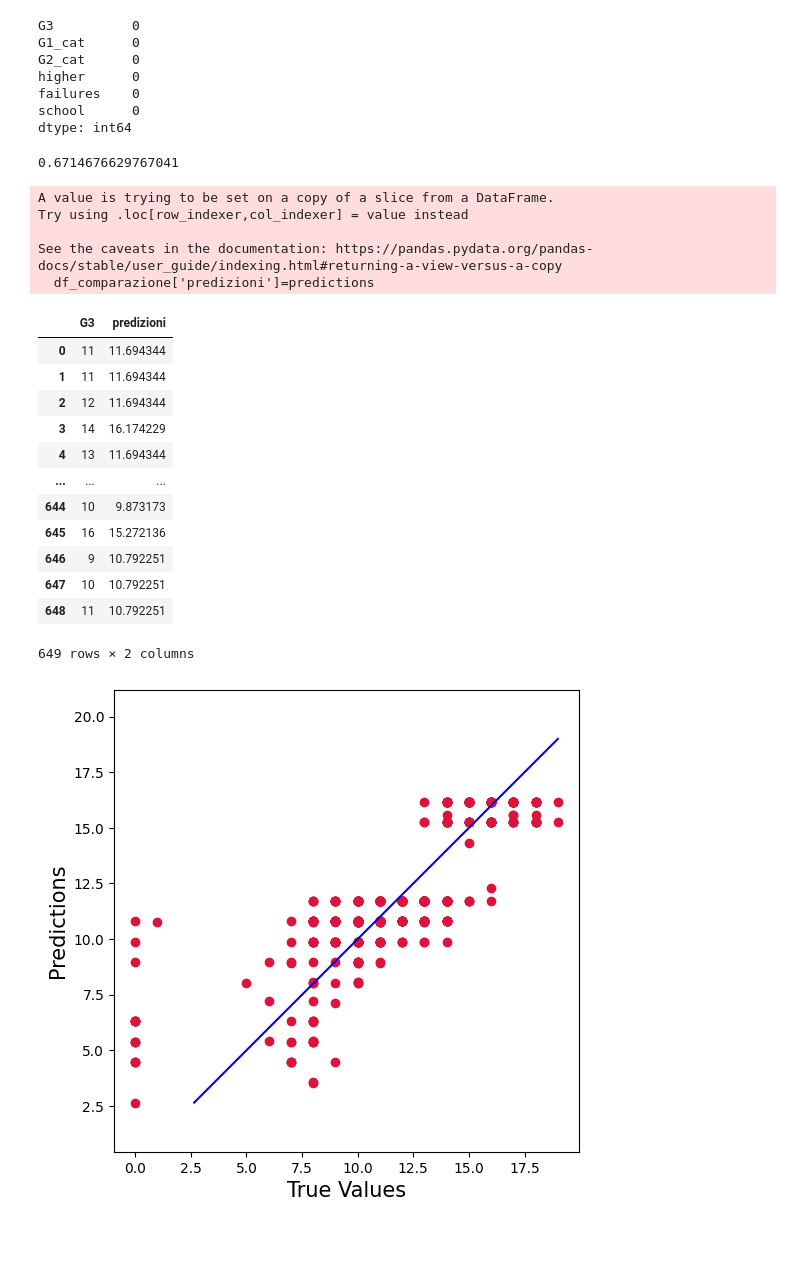
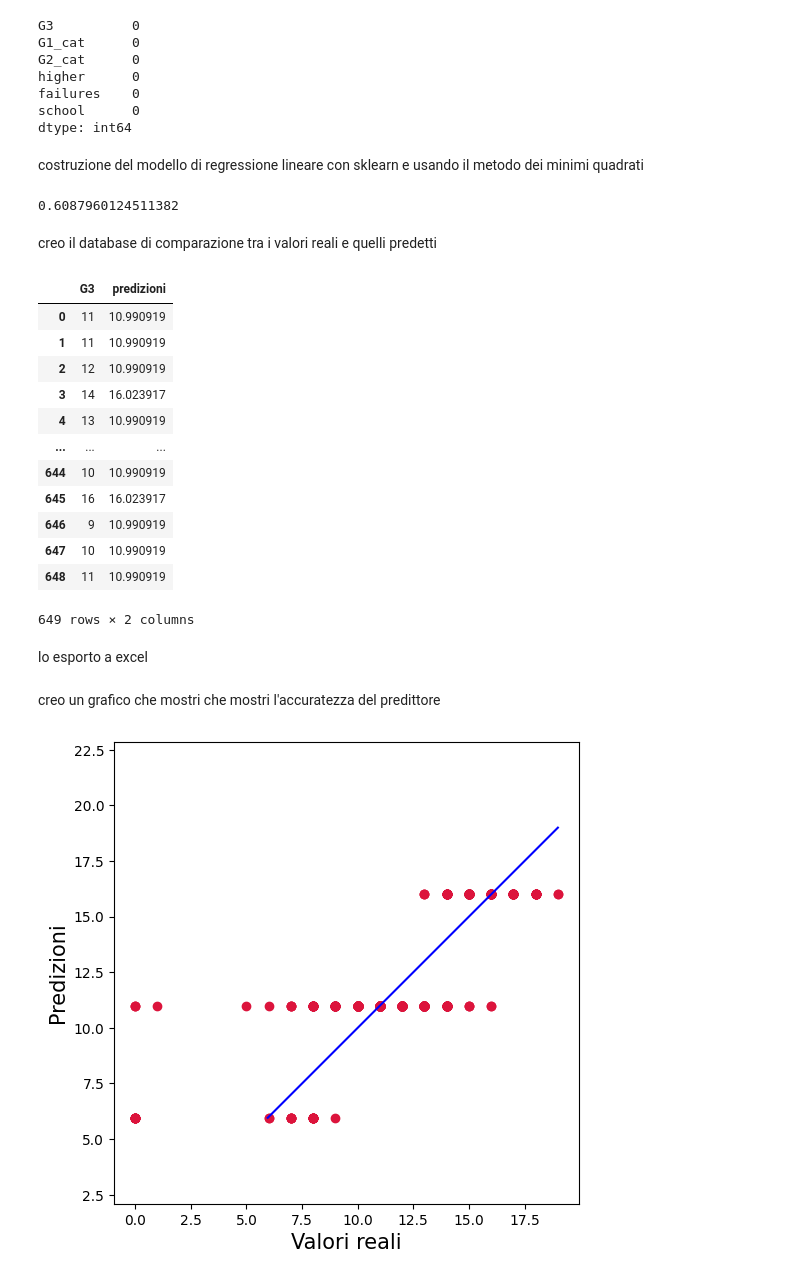
Before and after one commit to GrandicelliFede/es-python, a Jupyter notebook: verfica/Analisi.ipynb, the cells around one changed output. Cells and saved outputs as stored; diff of their text form; code cells hidden in the pictures; blank space fills up the shorter version.

```diff
--- a/verfica/Analisi.ipynb
+++ b/verfica/Analisi.ipynb
@@ -305,9 +309,3 @@ df.select_dtypes(include=['object'])
 | 647 | None | services | course | mother |
 | 648 | services | other | course | mother |
 649 rows × 4 columns
-# %%
-#filliamo i nan con il valore più presente
-
-df['Fjob']=df['Fjob'].fillna('other')
-df['Mjob']=df['Mjob'].fillna('other')
-df.isna().sum()
@@ -420,0 +390,5 @@ df_fine
+# %%
+
+
+df_fine['failures']=df_fine['failures'].map({0:0,1:1,2:1,3:1})
+df_fine.corr()
@@ -437,12 +420,14 @@ higher      0
 failures    0
 school      0
 dtype: int64
+# %% [markdown]
+costruzione del modello di regressione lineare con sklearn e usando il metodo dei minimi quadrati
 # %%
 from sklearn.linear_model import LinearRegression
 from sklearn.metrics import mean_squared_error, r2_score
 
 model = LinearRegression()
-X = df_fine[['G1_cat','G2_cat','higher','failures','school']]
+X = df_fine[['G1_cat']]
 y = df_fine['G3']
 
 model.fit(X, y)
@@ -451,27 +436,26 @@ predictions = model.predict(X)
 r2 = r2_score(y,predictions)
 print(r2)
 # %% [output]
-0.6714676629767041
+0.6087960124511382
+# %% [markdown]
+creo il database di comparazione tra i valori reali e quelli predetti
 # %%
-df_comparazione=df_fine[['G3']]
+df_comparazione=df_fine[['G3']].copy()
 df_comparazione['predizioni']=predictions
 df_comparazione
 # %% [output]
+|  | G3 | predizioni |
+| 0 | 11 | 10.990919 |
+| 1 | 11 | 10.990919 |
+| 2 | 12 | 10.990919 |
+| 3 | 14 | 16.023917 |
+| 4 | 13 | 10.990919 |
+| ... | ... | ... |
+| 644 | 10 | 10.990919 |
+| 645 | 16 | 16.023917 |
+| 646 | 9 | 10.990919 |
+| 647 | 10 | 10.990919 |
+| 648 | 11 | 10.990919 |
-A value is trying to be set on a copy of a slice from a DataFrame.
-Try using .loc[row_indexer,col_indexer] = value instead
-
-See the caveats in the documentation: https://pandas.pydata.org/pandas-docs/stable/user_guide/indexing.html#returning-a-view-versus-a-copy
-  df_comparazione['predizioni']=predictions
+649 rows × 2 columns
-|  | G3 | predizioni |
-| 0 | 11 | 11.694344 |
-| 1 | 11 | 11.694344 |
-| 2 | 12 | 11.694344 |
-| 3 | 14 | 16.174229 |
-| 4 | 13 | 11.694344 |
-| ... | ... | ... |
-| 644 | 10 | 9.873173 |
-| 645 | 16 | 15.272136 |
-| 646 | 9 | 10.792251 |
-| 647 | 10 | 10.792251 |
-| 648 | 11 | 10.792251 |
-649 rows × 2 columns
+# %% [markdown]
+lo esporto a excel
@@ -478,13 +464,15 @@ See the caveats in the documentation: https://pandas.pydata.org/pandas-docs/stab
+# %% [markdown]
+creo un grafico che mostri che mostri l'accuratezza del predittore
 # %%
 plt.figure(figsize=(6,6))
 plt.scatter(y, predictions, c='crimson')
 
 p1 = max(max(predictions), max(y))
 p2 = min(min(predictions), min(predictions))
 plt.plot([p1, p2], [p1, p2], 'b-')
-plt.xlabel('True Values', fontsize=15)
-plt.ylabel('Predictions', fontsize=15)
+plt.xlabel('Valori reali', fontsize=15)
+plt.ylabel('Predizioni', fontsize=15)
 plt.axis('equal')
 plt.show()
 # %% [output]
-[figure, old version]
+[figure, new version]
```
Also changed, not shown: parts of 44 cells of this notebook, 3 other files.
